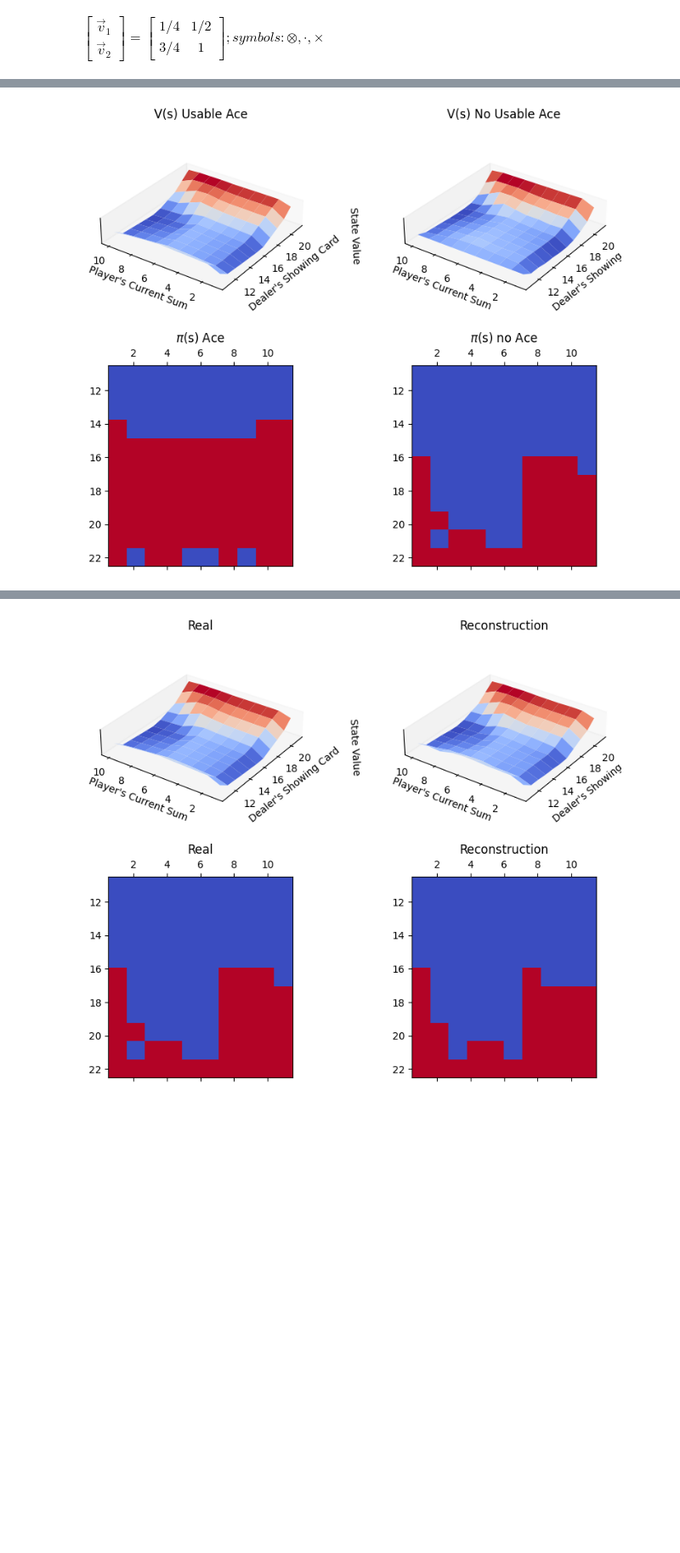
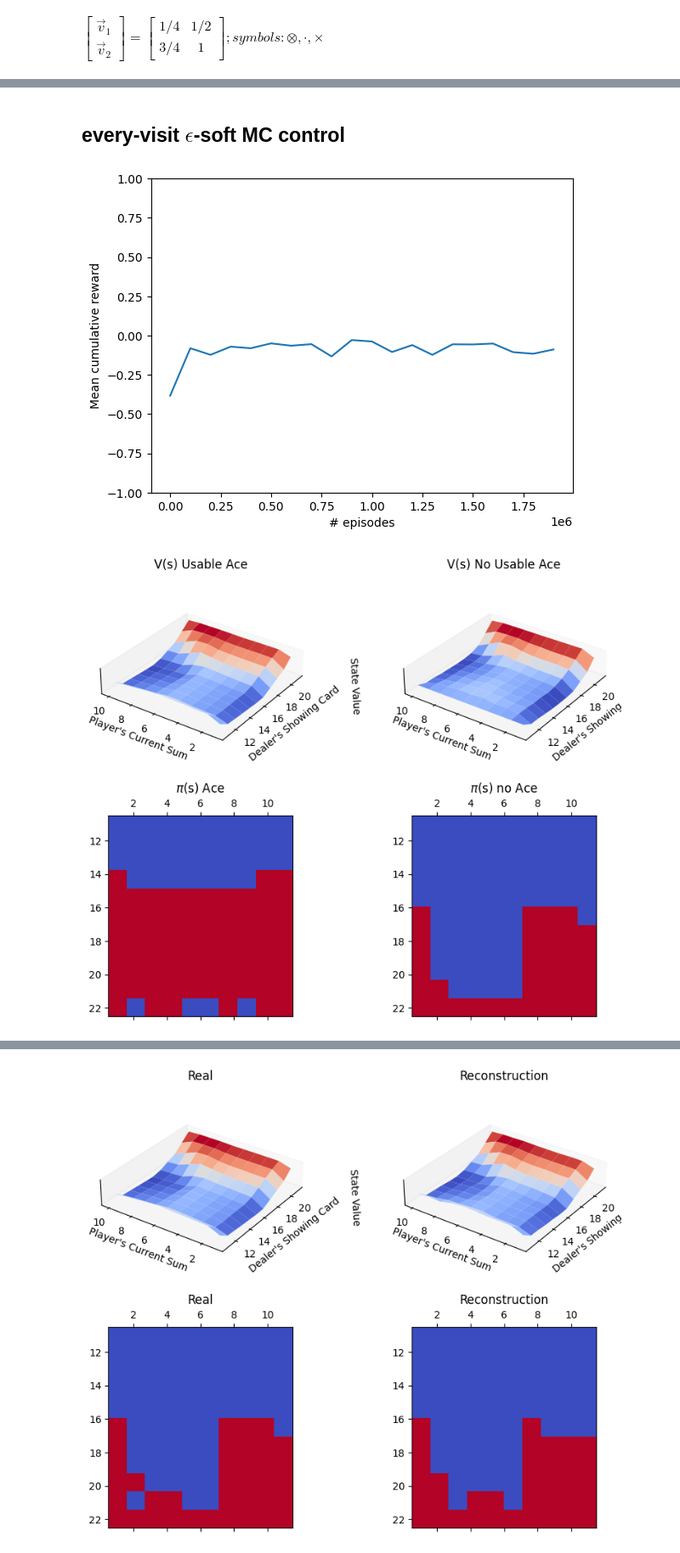
Before and after one commit to ajegorovs/aj_python_tool_lib, a Jupyter notebook: data_processing/neural_networks/RL_Reinforced_Learning/Monte_Carlo_01.ipynb, the cells around one changed output, grey strips where cells are left out. Shown at 85% size. Cells and saved outputs as stored; diff of their text form; code cells hidden in the pictures; blank space fills up the shorter version.

```diff
--- a/data_processing/neural_networks/RL_Reinforced_Learning/Monte_Carlo_01.ipynb
+++ b/data_processing/neural_networks/RL_Reinforced_Learning/Monte_Carlo_01.ipynb
@@ -209,9 +271,11 @@ plot(v_ace, v_ace_no, pol_ace, pol_ace_no, extent= [min_hand,max_hand,min_deal,m
 # %% [markdown]
 ![image.png](attachment:image.png)
+# %% [markdown]
+## <b>every-visit</b> $\epsilon$-soft MC control
 # %%
-def on_policy_every_visit_MC(env: init_env, N = 1, gamma = 1):
-
-    for _ in tqdm(range(N)):
+def on_policy_every_visit_MC(env: init_env, N = 1, gamma = 1, DPlays = 250_000, NPlays = 100, eps_cap = 0.1, eps_decay = 0.9995):
+    tq_iter = tqdm(range(N))
+    for i in tq_iter:
         state   = env.reset()
         state_reward_trajectory = []
 
@@ -234,21 +298,35 @@ def on_policy_every_visit_MC(env: init_env, N = 1, gamma = 1):
             best_action = env.best_action(state)
             env.update_policy_soft(state, best_action)
 
+        if env.env_iters % DPlays == 0 and i > 0:
+            env.get_policy_Qsa_greedy()
+            env.play_N_episodes(N=NPlays, greedy_policy=True)
+
+        env.env_iters += 1
+
+        env.eps = max(eps_cap, env.eps * eps_decay)
+        tq_iter.set_postfix(eps=env.eps)
     return
 # %%
 BJv2 = init_env('Blackjack-v1', sab=True)
 BJv2.get_policy_soft()
 BJv2.get_Qsa(random = False, val = 0);
 # %%
-on_policy_every_visit_MC(BJv2,1_000_000)
+on_policy_every_visit_MC(BJv2,1_000_000, DPlays = 100_000, NPlays = 1000)
 vp = BJv2.Qsa.max(axis = -1)
 min_hand = 11; max_hand = 22; min_deal = 1; max_deal = 11
 v_ace, v_ace_no = vp[:,:,0],vp[:,:,1]
 
 pol_ace_no     = np.argmax(BJv2.policy, axis=-1)[:,:,0]
 pol_ace        = np.argmax(BJv2.policy, axis=-1)[:,:,1]
 
+plt.plot(*np.array([*BJv2.test_rewards.items()]).T)
+plt.xlabel('# episodes')
+plt.ylabel('Mean cumulative reward')
+plt.ylim(-1,1)
+plt.show()
 plot(v_ace, v_ace_no, pol_ace, pol_ace_no, extent= [min_hand,max_hand,min_deal,max_deal])
 # %% [output]
-[figure, old version]
+[figure, new version]
+[figure, added]
 # %% [markdown]
```
Also changed, not shown: parts of 30 cells of this notebook.
